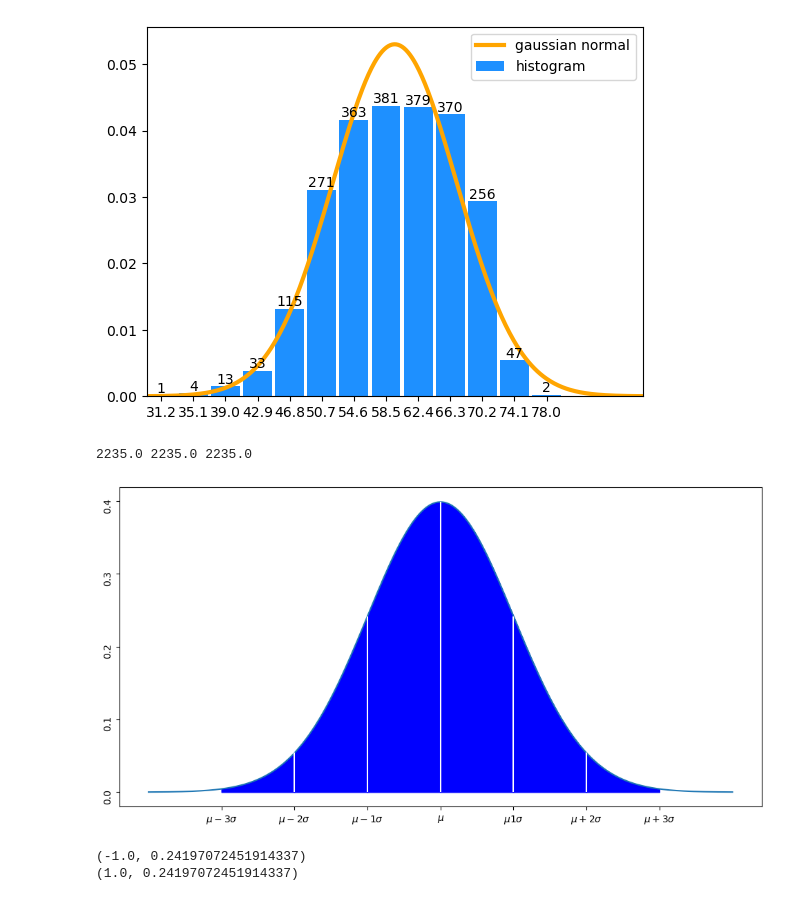
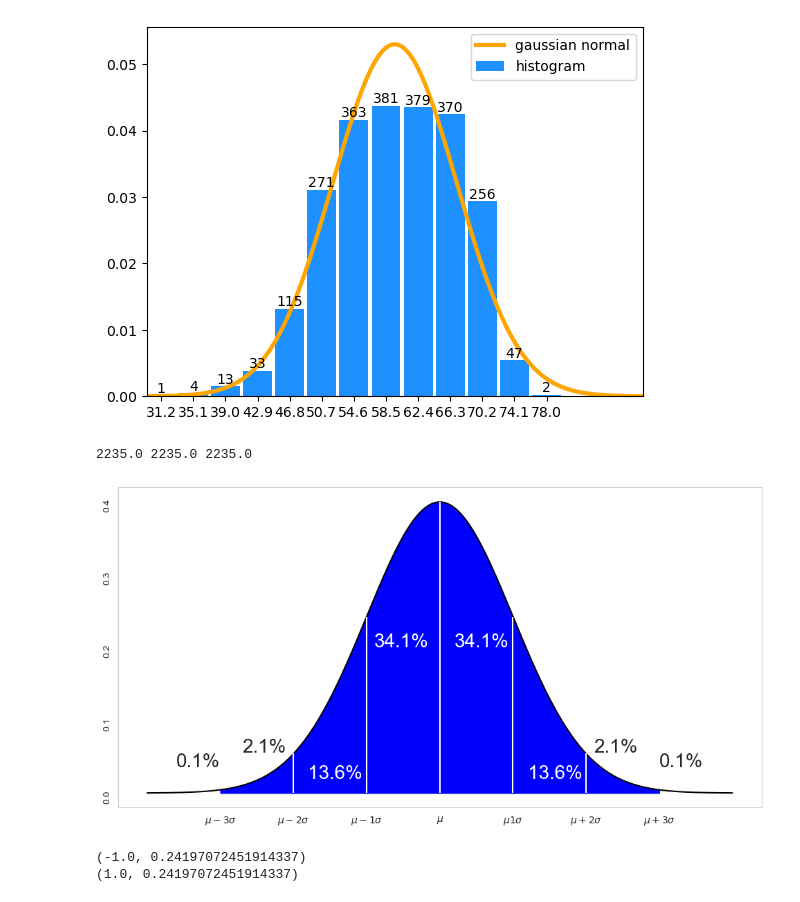
Before and after one commit to VCurry20/MachineLearning_Statistics, a Jupyter notebook: Video Reviews/trail.ipynb, the cells around one changed output. Saved outputs shown, nothing was run; the diff lists cells and outputs as text; code cells hidden in the pictures.

Commit message:
sdd plot

```diff
--- a/Video Reviews/trail.ipynb
+++ b/Video Reviews/trail.ipynb
@@ -77,47 +77,51 @@ x = np.linspace(-4.0, 4.0, 1001)
 mu, sigma2 = 0.0, 1.0
 y = normal_pdf(x, mu=mu, sigma=np.sqrt(sigma2))
 
-ax.plot(x, y, label=f'$ \mu={mu}, \sigma^2 = {sigma2}$')
+ax.plot(x, y, label=f'$ \mu={mu}, \sigma^2 = {sigma2}$', color='black')
 
 
 ax.vlines(0.0, 0.0, normal_pdf(0.0), color="white")
 ax.vlines([-1.0, 1.0,], 0.0, normal_pdf(-1.0), color="white")
 ax.vlines([-2.0, 2.0,], 0.0, normal_pdf(-2.0), color="white")
 
 x_interval = np.linspace(-1.0, 1.0, 101)
 ax.fill_between(x_interval, normal_pdf(x_interval), color='blue')
 
 ax.fill_between(x, y, where=((x >= -3) & (x <= -2)), color='blue')
 ax.fill_between(x, y, where=((x >= - 2) & (x <= -1)), color='blue')
 ax.fill_between(x, y, where=((x >= 1) & (x <= 2)), color='blue')
 ax.fill_between(x, y, where=((x >= 2) & (x <= 3)), color='blue')
 #ax.fill_between(x, y, where=((x >= 2) & (x <= 3)), color='red')
 
 ax.set_xticks([-3,-2,-1,0, 1, 2, 3])
 ax.set_xticklabels(['$\mu-3\sigma $', '$\mu-2\sigma $', '$\mu-1\sigma $', '$\mu $','$\mu1\sigma $', '$\mu+2\sigma $', '$\mu+3\sigma $',])
 
 ax.set_yticks([0, 0.1, 0.2, 0.3, 0.4 ])
 for tick in ax.get_yticklabels():
     tick.set_rotation(90)
 
 median, q1, q3 = np.percentile(s, 50), np.percentile(s, 25), np.percentile(s, 75)
 print(q1, median, q3)
 
-#ax.annotate("{:.1f}%".format(100*normal_pdf(mu, sigma2).math.cdf(q1)), xy=((q1-1.5*(q3-q1)+q1)/2, 0), ha='center')
-#ax[1].annotate("{:.1f}%".format(100*(norm(mu, sigma).cdf(q3)-norm(mu, sigma).cdf(q1))), xy=(median, 0), ha='center')
-#ax[1].annotate("{:.1f}%".format(100*(norm(mu, sigma).cdf(q3+1.5*(q3-q1)-q3)-norm(mu, sigma).cdf(q3))), xy=((q3+1.5*(q3-q1)+q3)/2, 0), ha='center')
-#ax[1].annotate("{:.1f}%".format(100*(norm(mu, sigma).cdf(q3+1.5*(q3-q1)-q3)-norm(mu, sigma).cdf(q3))), xy=((q3+1.5*(q3-q1)+q3)/2, 0), ha='center')
+
+ax.annotate('0.1%', xy=(-3.3,0.03), xycoords='data', fontsize=20,  arrowprops=dict(facecolor='black', arrowstyle="-"), horizontalalignment='center', verticalalignment='bottom')
+ax.annotate('2.1%', xy=(-2.4,0.05), xycoords='data', fontsize=20, arrowprops=dict(facecolor='black', arrowstyle="-"), horizontalalignment='center', verticalalignment='bottom')
+ax.annotate('13.6%', xy=(-1.8,0.02), xycoords='data', color='white', fontsize=20)
+ax.annotate('34.1%', xy=(-0.9, 0.2), xycoords='data', color='white', fontsize=20)
+ax.annotate('34.1%', xy=(0.2, 0.2), xycoords='data', color='white', fontsize=20)
+ax.annotate('13.6%', xy=(1.2 , 0.02), xycoords='data', color='white', fontsize=20)
+ax.annotate('2.1%', xy=(2.4 , 0.05), xycoords='data', fontsize=20, arrowprops=dict(facecolor='black', arrowstyle="-"), horizontalalignment='center', verticalalignment='bottom')
+ax.annotate('0.1%', xy=(3.3, 0.03), xycoords='data', fontsize=20, arrowprops=dict(facecolor='black', arrowstyle="-"), horizontalalignment='center', verticalalignment='bottom')
 
 
-#ax.legend()
-
+ax.grid()
 
 #print(f'(-1.0, {normal_pdf(-1.0)})')
 
 #print(f'(1.0, {normal_pdf(1.0)})')
 # %% [output]
 2235.0 2235.0 2235.0
-[figure, old version]
+[figure, new version]
 # %%
 # https://www.tutorialspoint.com/matplotlib/matplotlib_setting_ticks_and_tick_labels.htm
 # https://stackabuse.com/rotate-axis-labels-in-matplotlib/
```
Also changed, not shown: parts of 1 cell of this notebook, 1 other file.
